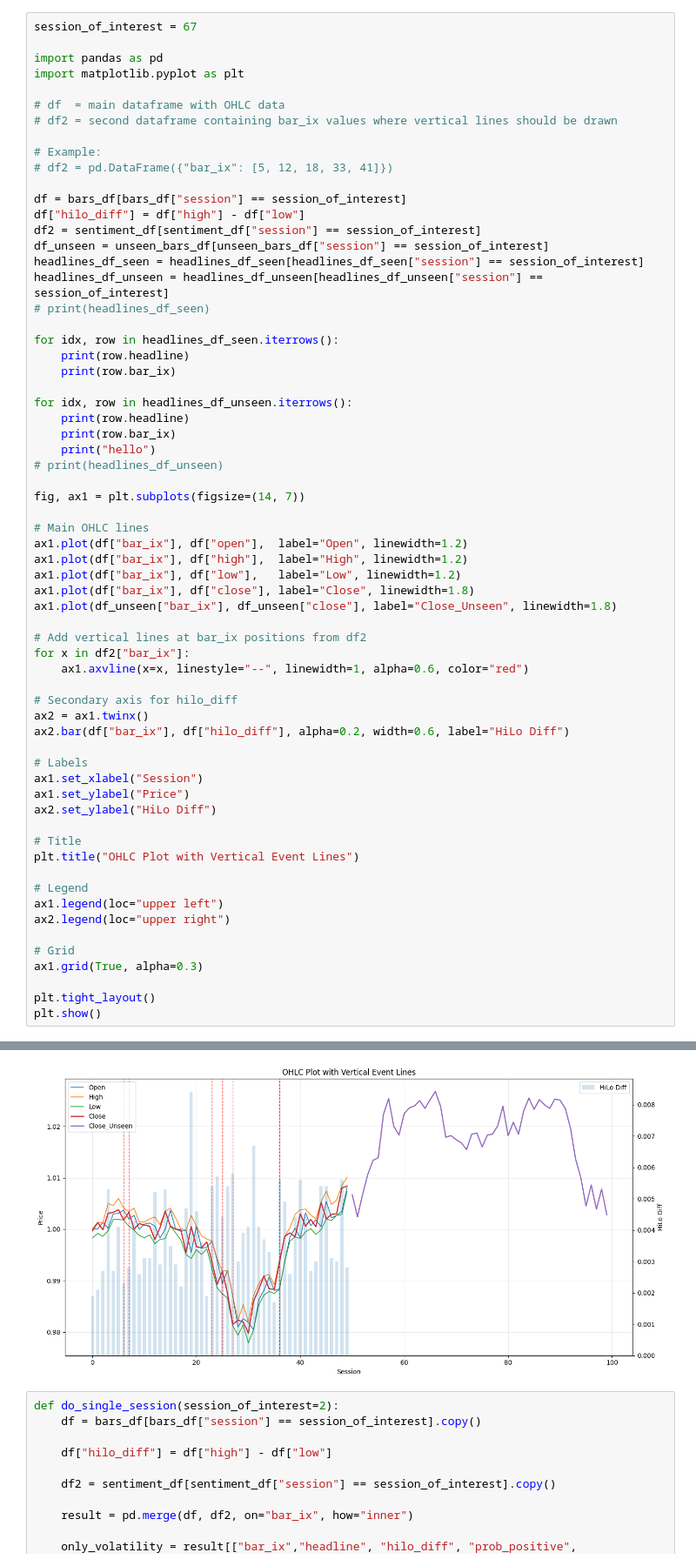
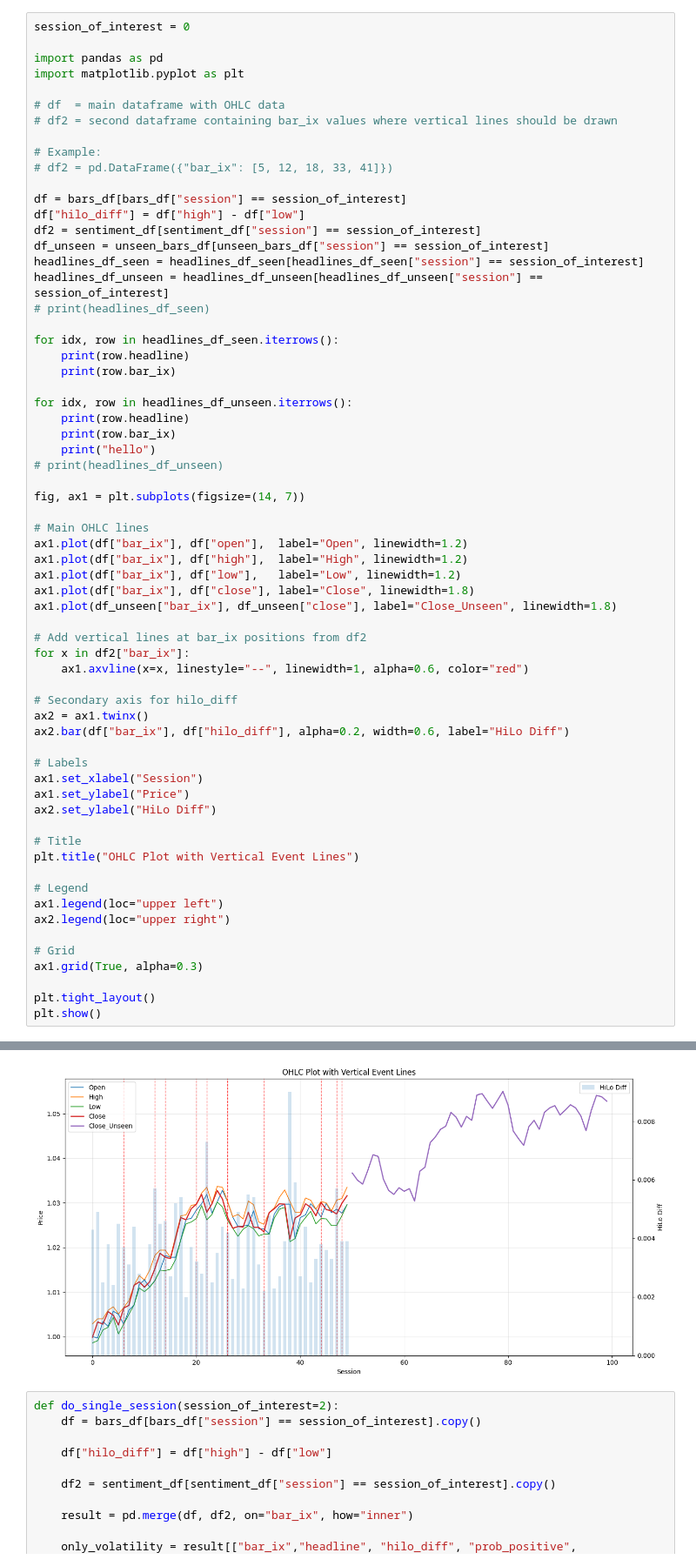
Before and after one commit to Sne4kers/hrt-datathon, a Jupyter notebook: yehor/identify_value.ipynb, the cells around one changed output, grey strips where cells are left out. Shown at 87% size. Drawn from its saved outputs; the diff is of its cells as text.

```diff
--- a/yehor/identify_value.ipynb
+++ b/yehor/identify_value.ipynb
@@ -30,7 +31,7 @@ print(bars_df.head())
 3       0        3   1.0  1.0008  0.9986  1.0008
 4       0        4   1.0  1.0031  0.9996  1.0009
 # %%
-session_of_interest = 67
+session_of_interest = 0
 
 import pandas as pd
 import matplotlib.pyplot as plt
@@ -113,5 +114,5 @@ Nolvol Resources secures $180M contract with a leading cloud platform
 hello
-[figure, old version]
+[figure, new version]
 # %%
 def do_single_session(session_of_interest=2):
     df = bars_df[bars_df["session"] == session_of_interest].copy()
```
Also changed, not shown: parts of 7 cells of this notebook, 1 other file.
